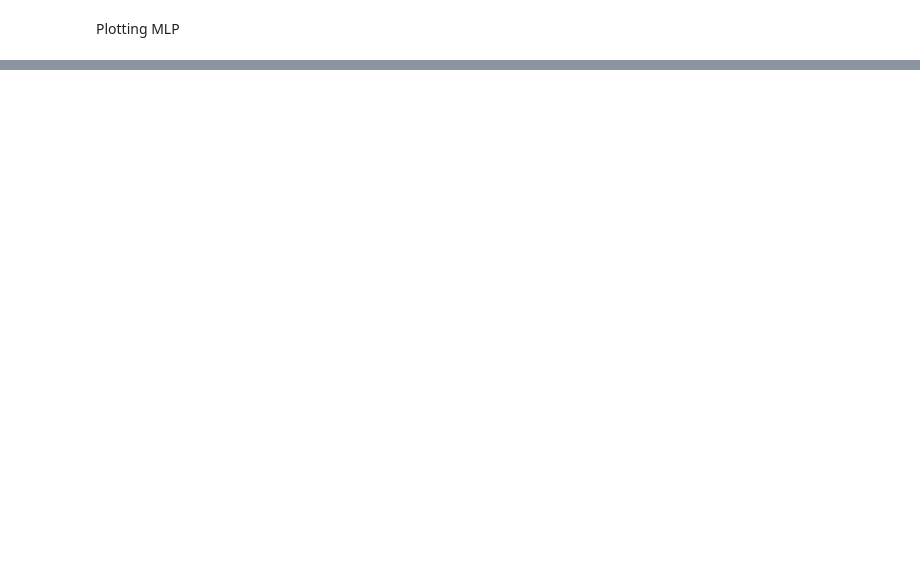
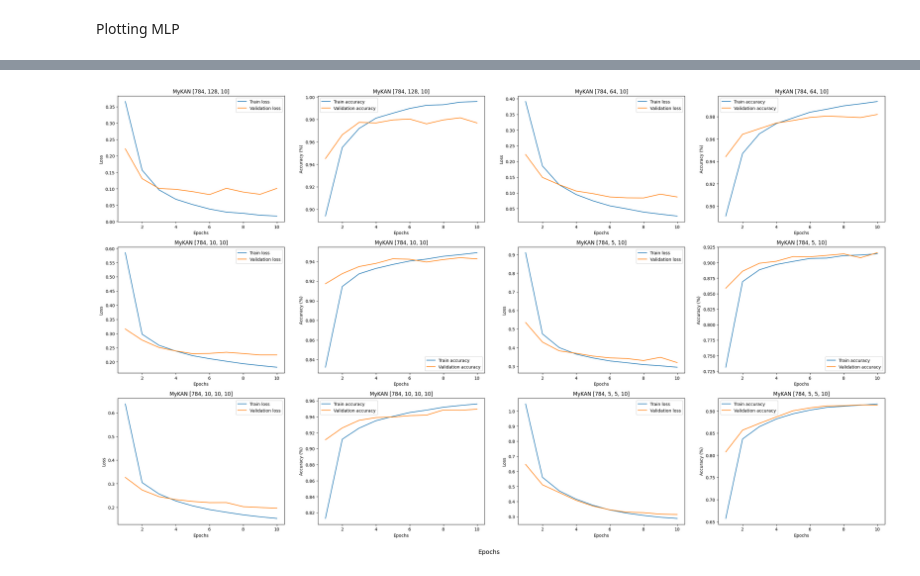
Before and after one commit to andrea-tonello/kan-exam-project, a Jupyter notebook: exam_KAN.ipynb, the cells around one changed output, grey strips where cells are left out. Drawn from its saved outputs; the diff is of its cells as text; code cells hidden in the pictures; blank space fills up the shorter version.

```diff
--- a/exam_KAN.ipynb
+++ b/exam_KAN.ipynb
@@ -316,0 +316,4 @@ fig.show()
+# %%
+display_plots(model_list_kan, total_train_losses_kan, total_val_losses_kan, total_train_accs_kan, total_val_accs_kan)
+# %% [output]
+[figure, added]
```
Also changed, not shown: parts of 10 cells of this notebook, 9 other files.
